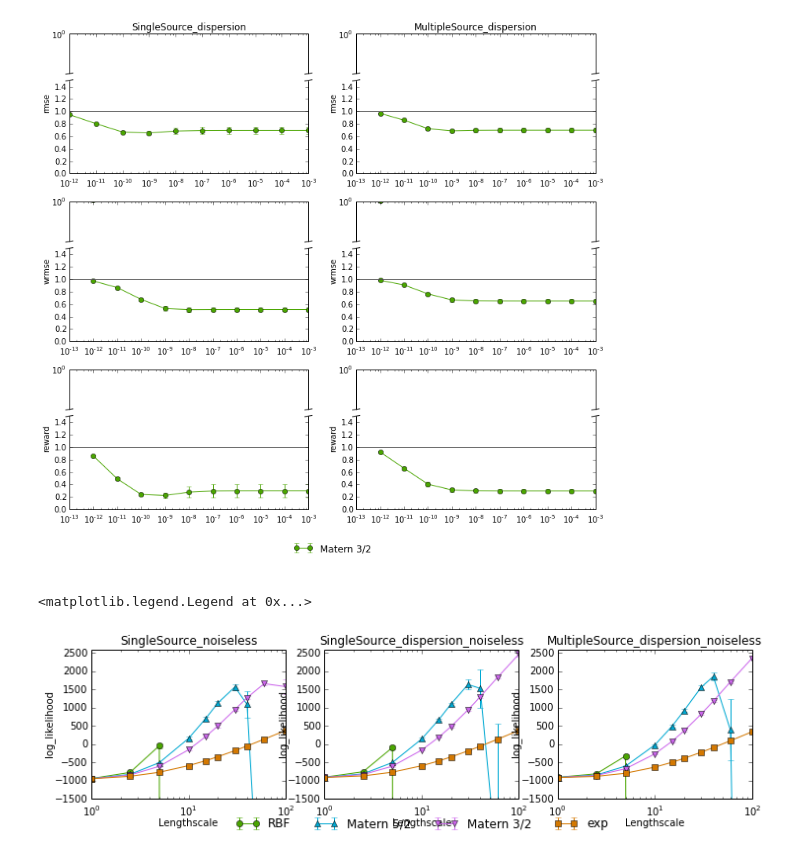
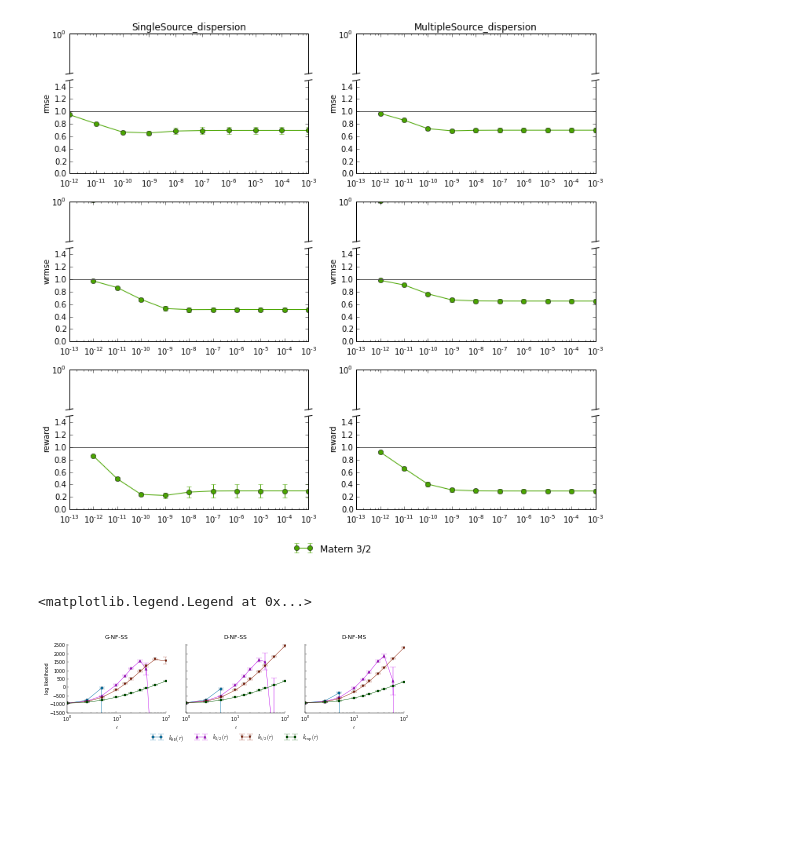
Before and after one commit to jgosmann/plume, a Jupyter notebook: notebooks/Kernels.ipynb, the cells around one changed output. Cells and saved outputs as stored; diff of their text form; code cells hidden in the pictures; blank space fills up the shorter version.

```diff
--- a/notebooks/Kernels.ipynb
+++ b/notebooks/Kernels.ipynb
@@ -14,7 +14,10 @@ from plume.config import instantiate
 
 %pylab inline
 
-styles = [dict(marker=m, c=c) for m, c in zip(['o', '^', 'v', 's'], palette.thick)]
+import latexstyle
+latexstyle.setup()
+
+styles = [dict(marker=m, c=c) for m, c in zip(['o', '^', 'v', 's'], palette.thin[1:] + [palette.thin[0]])]
 gray = (0.3, 0.3, 0.3)
 # %% [output]
 Populating the interactive namespace from numpy and matplotlib
@@ -21,18 +26,23 @@ Populating the interactive namespace from numpy and matplotlib
 # %%
 error_type_labels = {
-    'rmse': 'RMSE',
-    'wrmse': 'WRMSE',
+    'rmse': 'RMISE',
+    'wrmse': 'WRIMSE',
     'ise': 'ISE',
     'wise': 'WISE',
-    'reward': 'Reward',
+    'reward': 'QRSim reward',
     'log_likelihood': 'log likelihood'
 }
 kern_labels = {
-    'RBFKernel': 'RBF',
-    'Matern32Kernel': 'Matern 3/2',
-    'Matern52Kernel': 'Matern 5/2',
-    'ExponentialKernel': 'exp'
+    'RBFKernel': r'$k_{\mathrm{SE}}(r)$',
+    'Matern32Kernel': r'$k_{5/2}(r)$',
+    'Matern52Kernel': r'$k_{3/2}(r)$',
+    'ExponentialKernel': r'$k_{\mathrm{exp}}(r)$'
 }
+scenario_labels = {
+    'SingleSource_noiseless': 'G-NF-SS',
+    'SingleSource_dispersion_noiseless': 'D-NF-SS',
+    'MultipleSource_dispersion_noiseless': 'D-NF-MS'
+}
 # %%
 def get_filename(kern, scenario):
     return '../Data/Kernels/{kern}__{scenario}_'.format(kern=kern, scenario=scenario)
@@ -122,42 +147,46 @@ scenarios = [
     'MultipleSource_dispersion_noiseless']
 error_types = ['log_likelihood']
 
-fig = plt.figure(figsize=(12, 3))
+fig = plt.figure(figsize=(5.35, 1.5))
 
 class KernelErrorPlot(SharedAxesGrid):
     def _create_axes(self, subplot_spec, sharex, sharey):
         return fig.add_subplot(subplot_spec, sharex=sharex, sharey=sharey)
 
     def _plot(self, ax, error_type, scenario):
         for kern, style in zip(load_scenario_data(scenario), styles):
             kern_name = kern_labels[kern.root.conf[0]['kernel'][1]]
 
             ll = kern.get_node('/' + error_type + '/gp_pred', 'value').read()
             mean = np.mean(ll, axis=2)
             std_err = np.std(ll, axis=2) / np.sqrt(ll.shape[2])
 
             ax.errorbar(
                 kern.root.lengthscales.read(), mean[:, 0], std_err[:, 0],
                 fmt='o-', label=kern_name, **style)
 
-legend_height = 0.05
-grid = GridSpec(2, 1, height_ratios=(1.0 - legend_height, legend_height), hspace=2 * legend_height)
+legend_height = 0.1
+grid = GridSpec(
+    2, 1, height_ratios=(1.0 - legend_height, legend_height), hspace=0.4,
+    bottom=0.05, left=0.1, right=0.975, top=0.9)
 
 p = KernelErrorPlot(error_types, scenarios, SubplotSpec(grid, 0))
+latexstyle.style_axes(p.axes)
 
-p.axes.set_xlabel('Lengthscale', labelpad=0)
+p.axes.set_xlabel(r'$\ell$', labelpad=0)
 p.axes.semilogx()
 p.axes.set_ylim(-1500, 2600)
-for ax, error_type in zip(p.axes_by_row, error_types):
-    ax.set_ylabel(error_type, labelpad=0)
+p.axes_by_col[0].set_ylabel('log likelihood', labelpad=0)
+for ax in p.axes_by_col[1:]:
+    plt.setp(ax.get_yticklabels(), visible=False)
 for ax, scenario in zip(p.axes_by_col, scenarios):
-    ax[0].set_title(scenario)
+    ax[0].set_title(scenario_labels[scenario])
 
 ax_legend = fig.add_subplot(grid[1])
 ax_legend.set_axis_off()
 ax_legend.legend(
     *p.axes[0].get_legend_handles_labels(), ncol=4, loc='upper center',
     bbox_to_anchor=(0.5, 1.0), frameon=False)
 # %% [output]
 <matplotlib.legend.Legend at 0x...>
-[figure, old version]
+[figure, new version]
```
Also changed, not shown: parts of 5 cells of this notebook, 4 other files.
